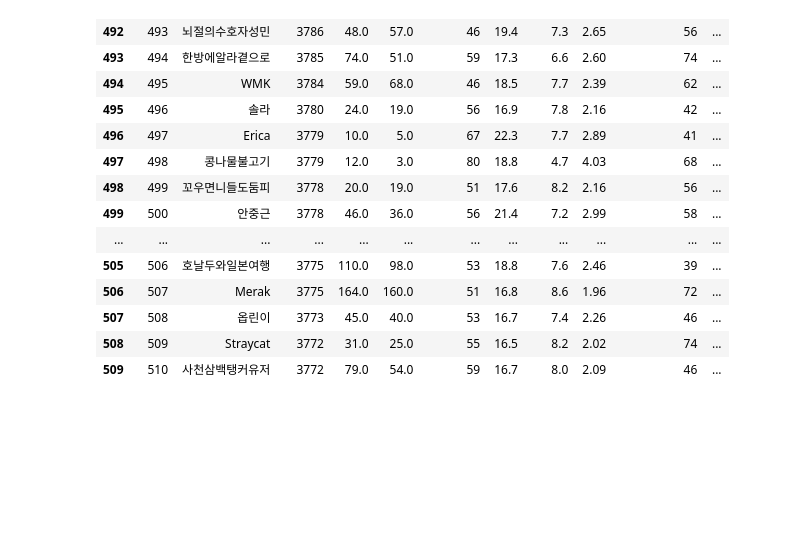
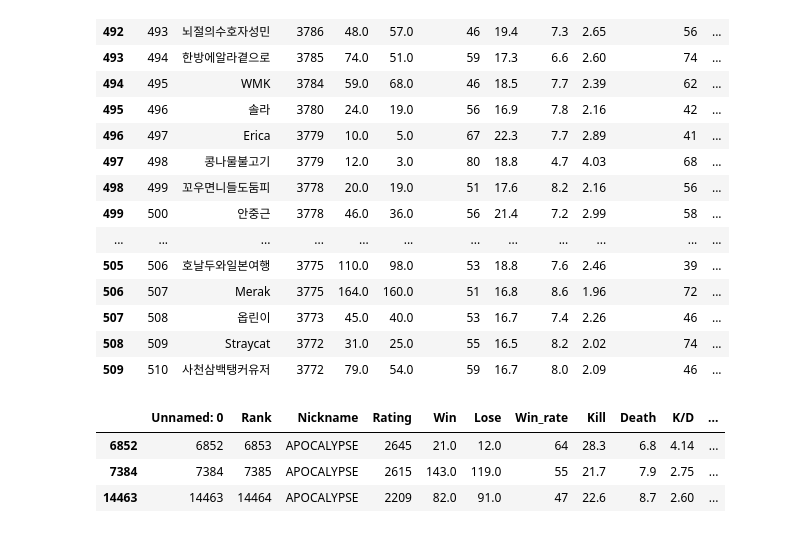
Before and after one commit to gagip/Overwatch, a Jupyter notebook: overwatch rank.ipynb, the cells around one changed output. Saved outputs shown, nothing was run; the diff lists cells and outputs as text; code cells hidden in the pictures; blank space fills up the shorter version.

```diff
--- a/overwatch rank.ipynb
+++ b/overwatch rank.ipynb
@@ -476,6 +476,14 @@ df.iloc[490:510, :]
 | 507 | 508 | 옵린이 | 3773 | 45.0 | 40.0 | 53 | 16.7 | 7.4 | 2.26 | 46 | ... |
 | 508 | 509 | Straycat | 3772 | 31.0 | 25.0 | 55 | 16.5 | 8.2 | 2.02 | 74 | ... |
 | 509 | 510 | 사천삼백탱커유저 | 3772 | 79.0 | 54.0 | 59 | 16.7 | 8.0 | 2.09 | 46 | ... |
+# %%
+df = pd.read_csv('rank.csv')
+df[df['Nickname'] == 'APOCALYPSE']
+# %% [output]
+|  | Unnamed: 0 | Rank | Nickname | Rating | Win | Lose | Win_rate | Kill | Death | K/D | ... |
+| 6852 | 6852 | 6853 | APOCALYPSE | 2645 | 21.0 | 12.0 | 64 | 28.3 | 6.8 | 4.14 | ... |
+| 7384 | 7384 | 7385 | APOCALYPSE | 2615 | 143.0 | 119.0 | 55 | 21.7 | 7.9 | 2.75 | ... |
+| 14463 | 14463 | 14464 | APOCALYPSE | 2209 | 82.0 | 91.0 | 47 | 22.6 | 8.7 | 2.60 | ... |
 # %%
 # csv save
 df.to_csv('rank.csv')
```
Also changed, not shown: 2 other files.
